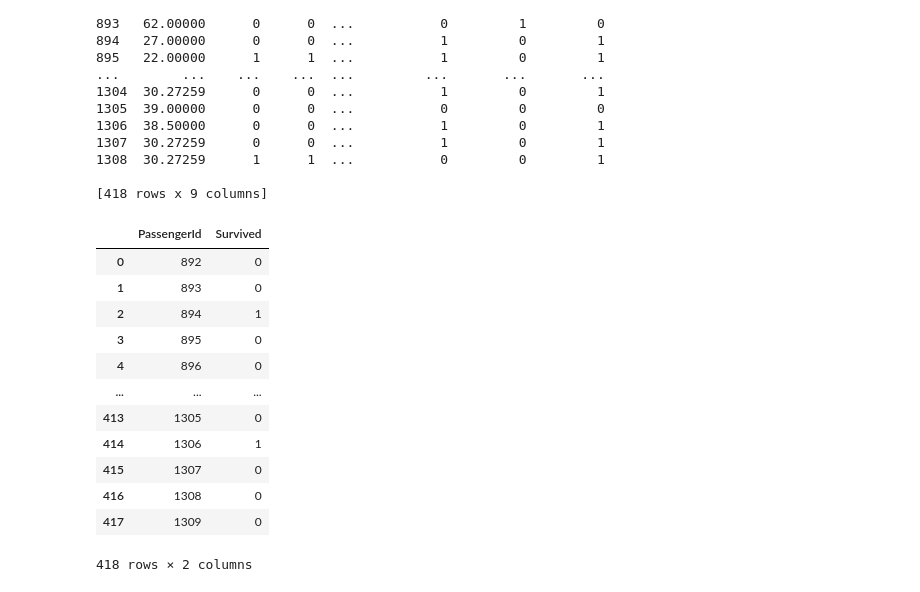
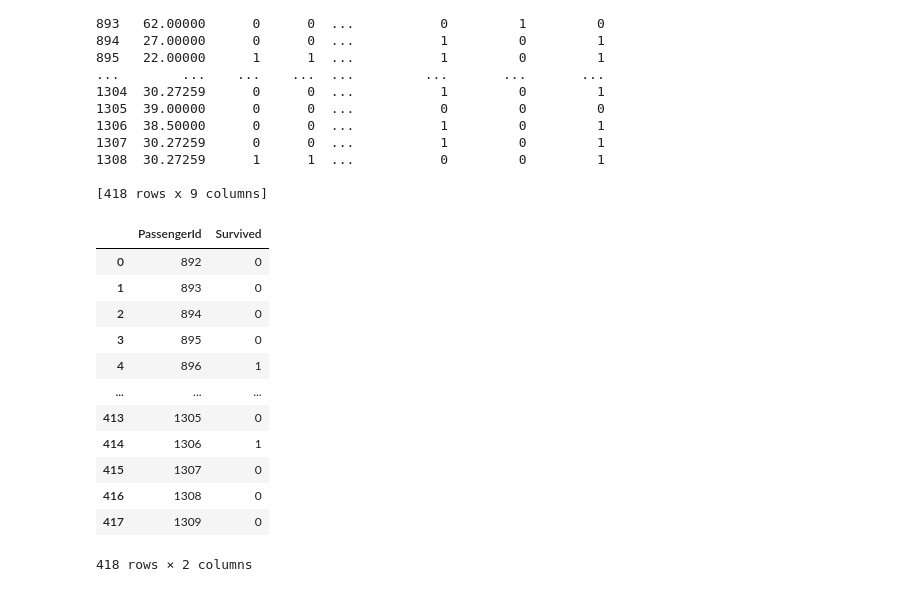
Before and after one commit to StevenGhow/Practicing, a Jupyter notebook: Kaggle_Titanic.ipynb, the cells around one changed output. Drawn from its saved outputs; the diff is of its cells as text; code cells hidden in the pictures.

```diff
--- a/Kaggle_Titanic.ipynb
+++ b/Kaggle_Titanic.ipynb
@@ -106,10 +166,10 @@ x_res, y_res = ros.fit_resample(x_train, y_train)'''
 # %% [output]
 'from imblearn.over_sampling import RandomOverSampler\nros = RandomOverSampler()\nx_res, y_res = ros.fit_resample(x_train, y_train)'
 # %%
-# model training
+'''# model training
 from sklearn.linear_model import LogisticRegression
 logistic = LogisticRegression()
-logistic.fit(x_train, y_train)
+logistic.fit(x_train, y_train)'''
 # %% [output]
 LogisticRegression(C=1.0, class_weight=None, dual=False, fit_intercept=True,
                    intercept_scaling=1, l1_ratio=None, max_iter=100,
@@ -118,8 +178,7 @@ LogisticRegression(C=1.0, class_weight=None, dual=False, fit_intercept=True,
                    warm_start=False)
 # %%
 # random forest
-from sklearn.ensemble import RandomForestClassifier
-rf = RandomForestClassifier(n_estimators = 100)
+rf = RandomForestClassifier(n_estimators = 350, max_depth = 6, max_leaf_nodes = 88)
 rf.fit(x_train, y_train)
 # %% [output]
 RandomForestClassifier(bootstrap=True, class_weight=None, criterion='gini',
@@ -159,19 +218,19 @@ print(x_test)
 # %%
 # prediction
 #prediction = logistic.predict(x_test)
-#prediction = rf.predict(x_test)
-prediction = svm.predict(x_test)
+prediction = rf.predict(x_test)
+#prediction = svm.predict(x_test)
 output = {"PassengerId": np.array(test_data["PassengerId"]),
           "Survived": prediction}
 output_df = pd.DataFrame(output, columns = ["PassengerId", "Survived"])
 output_df
 # %% [output]
 |  | PassengerId | Survived |
 | 0 | 892 | 0 |
 | 1 | 893 | 0 |
-| 2 | 894 | 1 |
+| 2 | 894 | 0 |
 | 3 | 895 | 0 |
-| 4 | 896 | 0 |
+| 4 | 896 | 1 |
 | ... | ... | ... |
 | 413 | 1305 | 0 |
 | 414 | 1306 | 1 |
```
Also changed, not shown: parts of 10 cells of this notebook.
